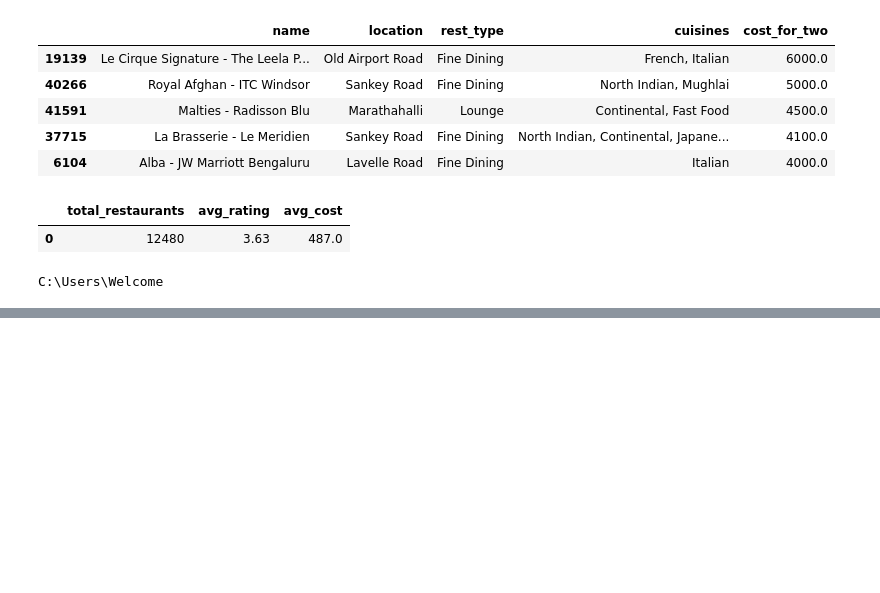
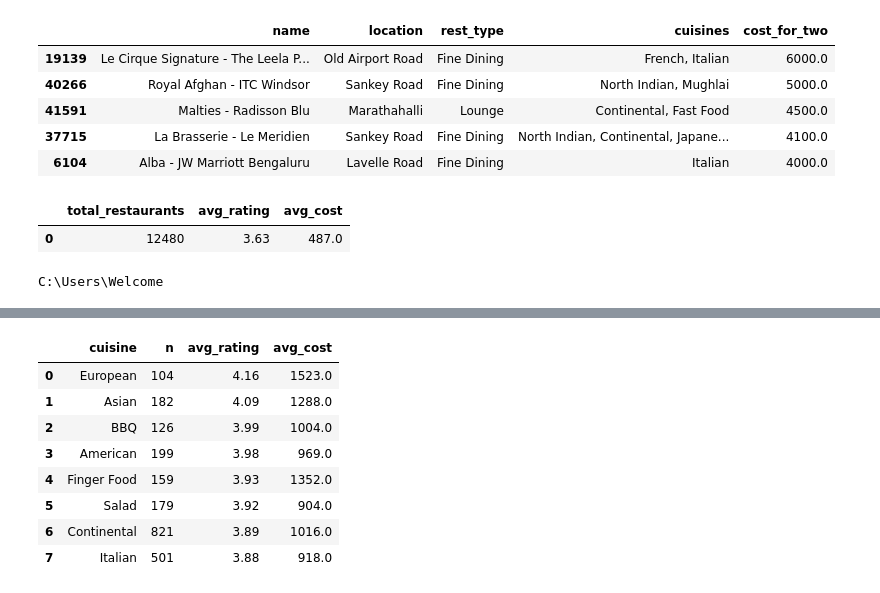
Before and after one commit to Abdu1mann/bengaluru-restaurant-analysis, a Jupyter notebook: bengaluru_restaurants.ipynb, the cells around one changed output, grey strips where cells are left out. Drawn from its saved outputs; the diff is of its cells as text; code cells hidden in the pictures; blank space fills up the shorter version.

```diff
--- a/bengaluru_restaurants.ipynb
+++ b/bengaluru_restaurants.ipynb
@@ -143,3 +143,16 @@ import os
 print(os.getcwd())
 # %% [output]
 C:\Users\Welcome
+# %%
+import pandas as pd
+import sqlite3
+
+restaurants = pd.read_csv("restaurants_clean.csv")
+
+con = sqlite3.connect("bengaluru_restaurants.db")
+restaurants.to_sql("restaurants", con, if_exists="replace", index=False)
+
+def sql(query):
+    return pd.read_sql(query, con)
+
+sql("SELECT COUNT(*) AS total_restaurants, ROUND(AVG(rate),2) AS avg_rating, ROUND(AVG(cost_for_two),0) AS avg_cost FROM restaurants")
@@ -145,0 +234,11 @@ C:\Users\Welcome
+# %%
+restaurants = pd.read_csv("restaurants_clean.csv")
+restaurants = restaurants.reset_index().rename(columns={"index": "restaurant_id"})
+
+cuisines = restaurants[["restaurant_id", "cuisines"]].copy()
+cuisines["cuisine"] = cuisines["cuisines"].str.split(",")
+cuisines = cuisines.explode("cuisine")
+cuisines["cuisine"] = cuisines["cuisine"].str.strip()
+cuisines = cuisines[["restaurant_id", "cuisine"]]
+
+print(len(restaurants), len(cuisines))
@@ -145,0 +267,24 @@ C:\Users\Welcome
+# %%
+sql("""
+SELECT c.cuisine,
+       COUNT(*) AS n,
+       ROUND(AVG(r.rate),2) AS avg_rating,
+       ROUND(AVG(r.cost_for_two),0) AS avg_cost
+FROM restaurant_cuisines c
+JOIN restaurants r ON r.restaurant_id = c.restaurant_id
+WHERE r.rate IS NOT NULL
+GROUP BY c.cuisine
+HAVING COUNT(*) >= 100
+ORDER BY avg_rating DESC
+LIMIT 8
+""")
+# %% [output]
+|  | cuisine | n | avg_rating | avg_cost |
+| 0 | European | 104 | 4.16 | 1523.0 |
+| 1 | Asian | 182 | 4.09 | 1288.0 |
+| 2 | BBQ | 126 | 3.99 | 1004.0 |
+| 3 | American | 199 | 3.98 | 969.0 |
+| 4 | Finger Food | 159 | 3.93 | 1352.0 |
+| 5 | Salad | 179 | 3.92 | 904.0 |
+| 6 | Continental | 821 | 3.89 | 1016.0 |
+| 7 | Italian | 501 | 3.88 | 918.0 |
```
Also changed, not shown: parts of 11 cells of this notebook, 4 other files.
